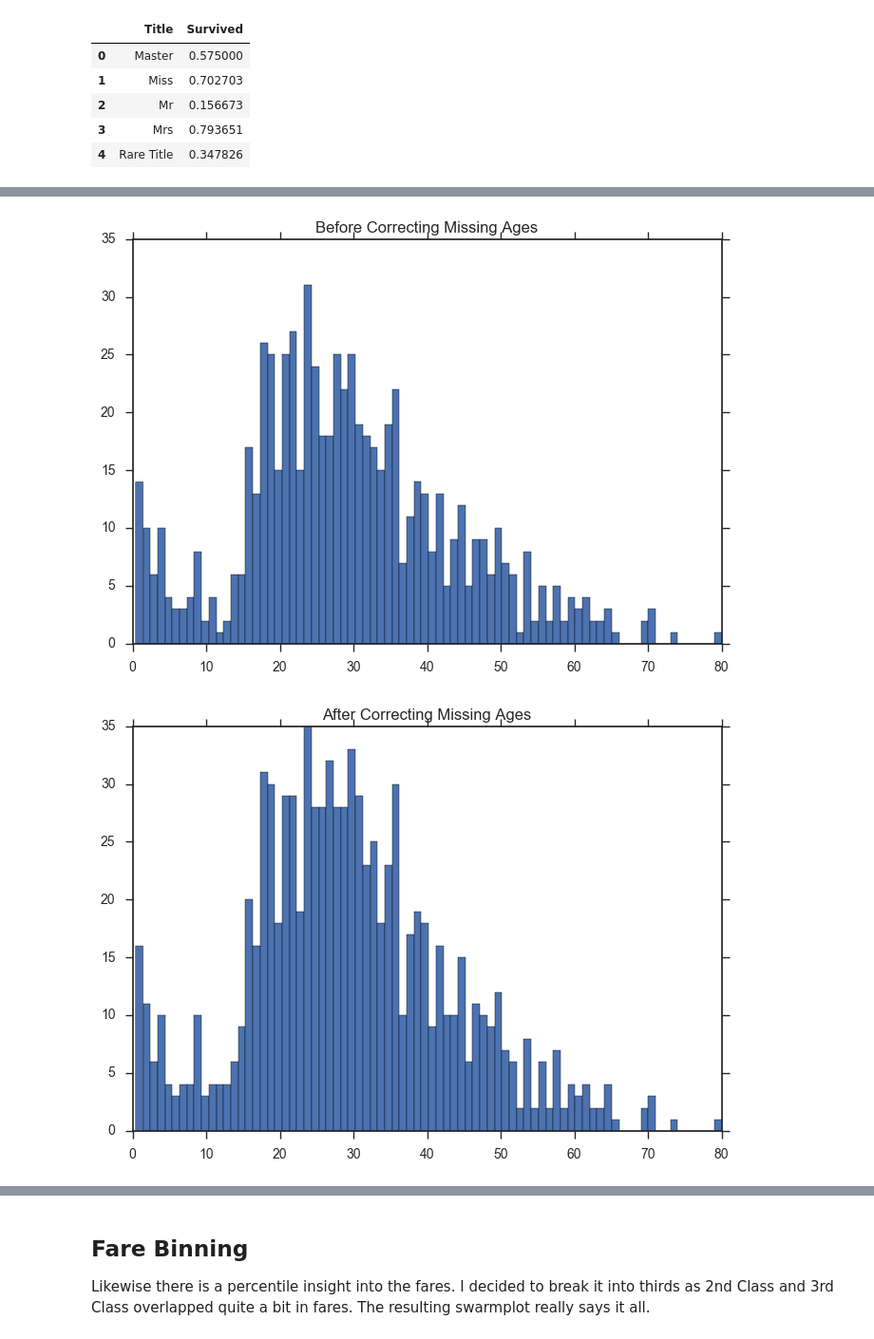
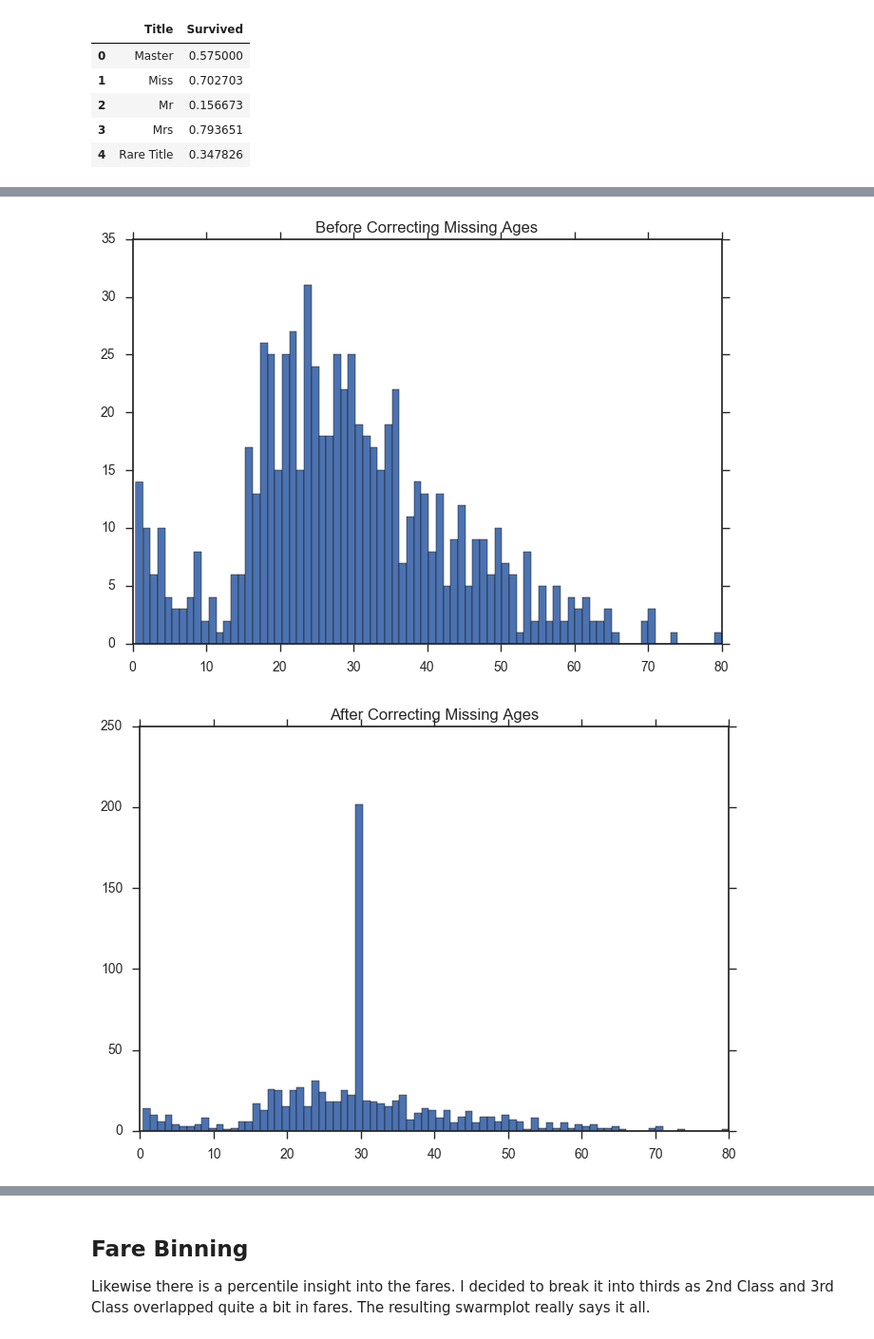
Before and after one commit to kefortney/Kaggle---Titanic-Maritime-Machine-Learning, a Jupyter notebook: notebook.ipynb, the cells around one changed output, grey strips where cells are left out. Shown at 95% size. Saved outputs shown, nothing was run; the diff lists cells and outputs as text; code cells hidden in the pictures.

```diff
--- a/notebook.ipynb
+++ b/notebook.ipynb
@@ -316,19 +364,20 @@ Mean stacks all the ages in the center, which given that so many are missing, wo
 # %%
 # Plot of Age before filling missing values to visualize the distribution
 plt.hist(train_df['Age'].dropna(),bins=80)
 plt.title('Before Correcting Missing Ages')
 plt.show()
 
 # Fill in all missing values with linear interpolation
-train_df['Age']= train_df.Age.fillna(train_df.Age.interpolate(method='linear'))
+# train_df['Age']= train_df.Age.fillna(train_df.Age.interpolate(method='linear'))
+train_df['Age']= train_df.Age.fillna(train_df.Age.mean())
 
 # Plot of Age again after linear interpolation was completed
 plt.hist(train_df['Age'],bins=80)
 plt.title('After Correcting Missing Ages')
 plt.show()
 # %% [output]
 [figure]
-[figure, old version]
+[figure, new version]
 # %%
 # Plot of Age before filling missing values to visualize the distribution
 plt.hist(test_df['Age'].dropna(),bins=80)
```
Also changed, not shown: parts of 49 cells of this notebook.
